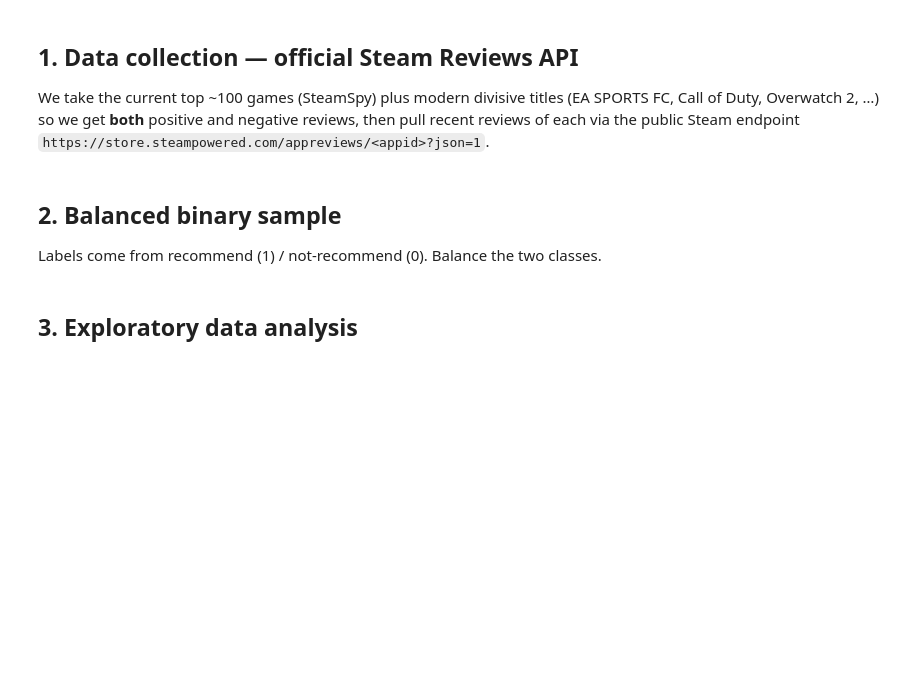
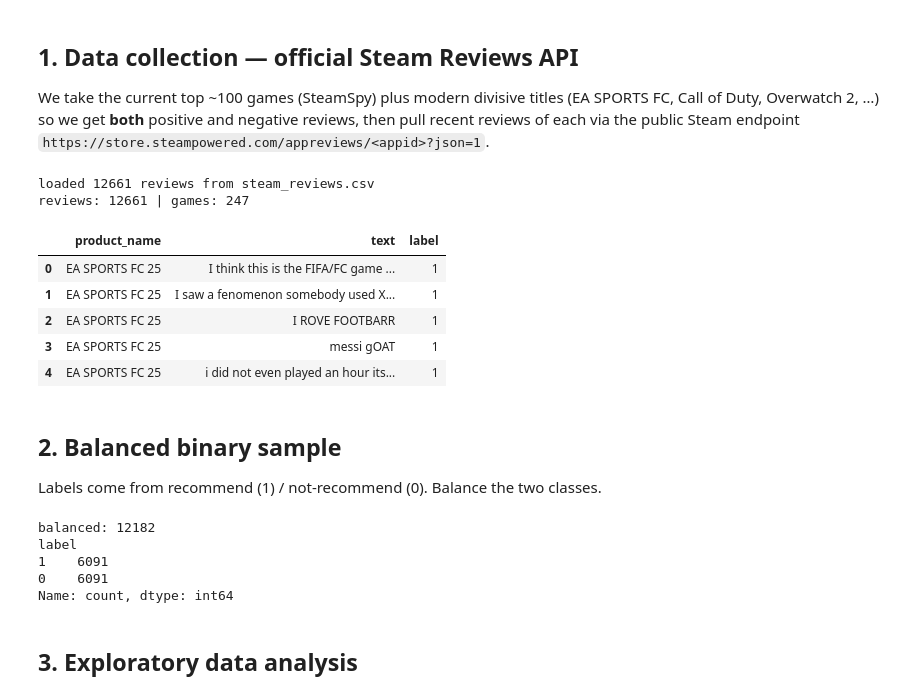
Before and after one commit to Luigi-Salemi/Steam-Review-Sentiment, a Jupyter notebook: Steam_Review_Sentiment.ipynb, the cells around one changed output. Saved outputs shown, nothing was run; the diff lists cells and outputs as text; code cells hidden in the pictures; blank space fills up the shorter version.

```diff
--- a/Steam_Review_Sentiment.ipynb
+++ b/Steam_Review_Sentiment.ipynb
@@ -48,46 +51,63 @@ def get_top_games():
     "Merge several SteamSpy top lists for a broad, varied pool (~200+ games)."
     pool = {}
     for name in ["top100in2weeks", "top100forever", "top100owned"]:
         try:
             req = urllib.request.Request(f"https://steamspy.com/api.php?request={name}", headers=HDR)
             for a, v in json.load(urllib.request.urlopen(req, timeout=30)).items():
                 pool[int(a)] = v.get("name", f"App {a}")
             time.sleep(1)
         except Exception as e:
             print(name, "unavailable:", e)
     return pool
 
 def fetch(appid, review_type, want):
     out, cursor = [], "*"
     while len(out) < want:
         q = urllib.parse.urlencode({"json":1,"num_per_page":100,"filter":"recent","language":"english",
                                     "review_type":review_type,"purchase_type":"all","cursor":cursor})
         try:
             req = urllib.request.Request(f"https://store.steampowered.com/appreviews/{appid}?{q}", headers=HDR)
             data = json.load(urllib.request.urlopen(req, timeout=30))
         except Exception:
             break
         revs = data.get("reviews", [])
         if not revs: break
         out.extend(revs); cursor = data.get("cursor", "")
         if not cursor: break
         time.sleep(0.2)
     return out[:want]
 
-games = {**get_top_games(), **SEED}
-rows, seen = [], set()
-for appid, name in games.items():
-    for rtype, label in [("positive",1), ("negative",0)]:
-        for v in fetch(appid, rtype, PER_TYPE):
-            rid = v.get("recommendationid")
-            if rid in seen: continue
-            seen.add(rid)
-            text = (v.get("review") or "").replace("\n"," ").strip()
-            if len(text) < 5: continue
-            rows.append({"product_name":name, "text":text, "label":label})
-df = pd.DataFrame(rows)
-print("collected", len(df), "reviews from", df.product_name.nunique(), "games")
+MAX_GAMES, MIN_TS = 250, 1704067200   # MIN_TS = 2024-01-01 (keep recent reviews only)
+
+# Reuse the already-collected file if present (fast + consistent); else scrape live.
+if os.path.exists("steam_reviews.csv"):
+    df = pd.read_csv("steam_reviews.csv")[["product_name","text","label"]].dropna()
+    print("loaded", len(df), "reviews from steam_reviews.csv")
+else:
+    games = dict(list({**SEED, **get_top_games()}.items())[:MAX_GAMES])
+    rows, seen = [], set()
+    for appid, name in games.items():
+        for rtype, label in [("positive",1), ("negative",0)]:
+            for v in fetch(appid, rtype, PER_TYPE):
+                rid = v.get("recommendationid")
+                if rid in seen: continue
+                seen.add(rid)
+                if v.get("timestamp_created",0) < MIN_TS: continue
+                text = (v.get("review") or "").replace("\n"," ").strip()
+                if len(text) < 5: continue
+                rows.append({"product_name":name, "text":text, "label":label})
+    df = pd.DataFrame(rows); df.to_csv("steam_reviews.csv", index=False)
+print("reviews:", len(df), "| games:", df.product_name.nunique())
 df.head()
+# %% [output]
+loaded 12661 reviews from steam_reviews.csv
+reviews: 12661 | games: 247
+|  | product_name | text | label |
+| 0 | EA SPORTS FC 25 | I think this is the FIFA/FC game ... | 1 |
+| 1 | EA SPORTS FC 25 | I saw a fenomenon somebody used X... | 1 |
+| 2 | EA SPORTS FC 25 | I ROVE FOOTBARR | 1 |
+| 3 | EA SPORTS FC 25 | messi gOAT | 1 |
+| 4 | EA SPORTS FC 25 | i did not even played an hour its... | 1 |
 # %% [markdown]
 ## 2. Balanced binary sample
 Labels come from recommend (1) / not-recommend (0). Balance the two classes.
@@ -96,6 +116,12 @@ n = min((df.label==1).sum(), (df.label==0).sum())
 df = pd.concat([df[df.label==1].sample(n, random_state=42),
                 df[df.label==0].sample(n, random_state=42)]).sample(frac=1, random_state=42).reset_index(drop=True)
 print("balanced:", len(df)); print(df.label.value_counts())
+# %% [output]
+balanced: 12182
+label
+1    6091
+0    6091
+Name: count, dtype: int64
 # %% [markdown]
 ## 3. Exploratory data analysis
 # %%
```
Also changed, not shown: parts of 6 cells of this notebook, 10 other files.
